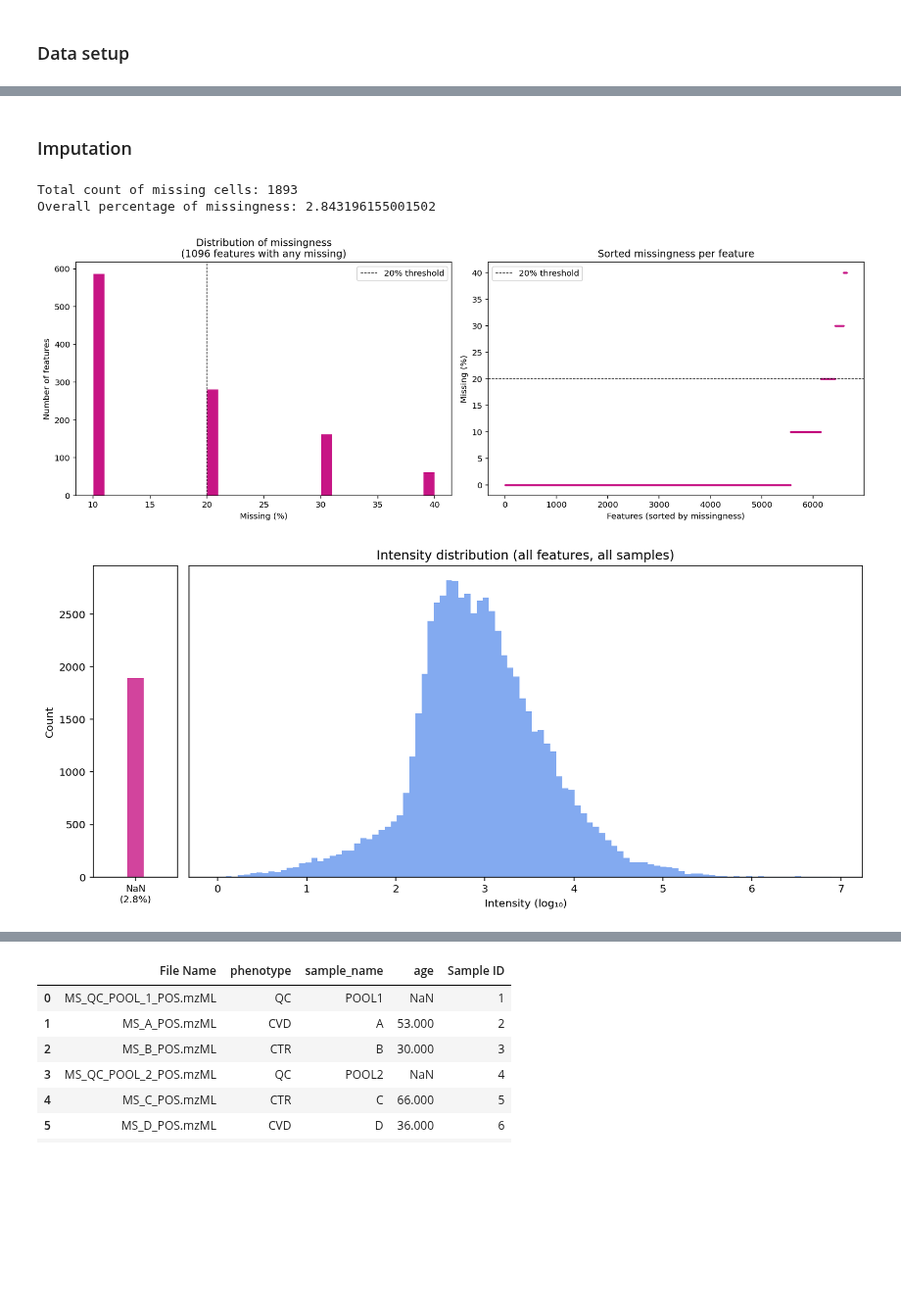
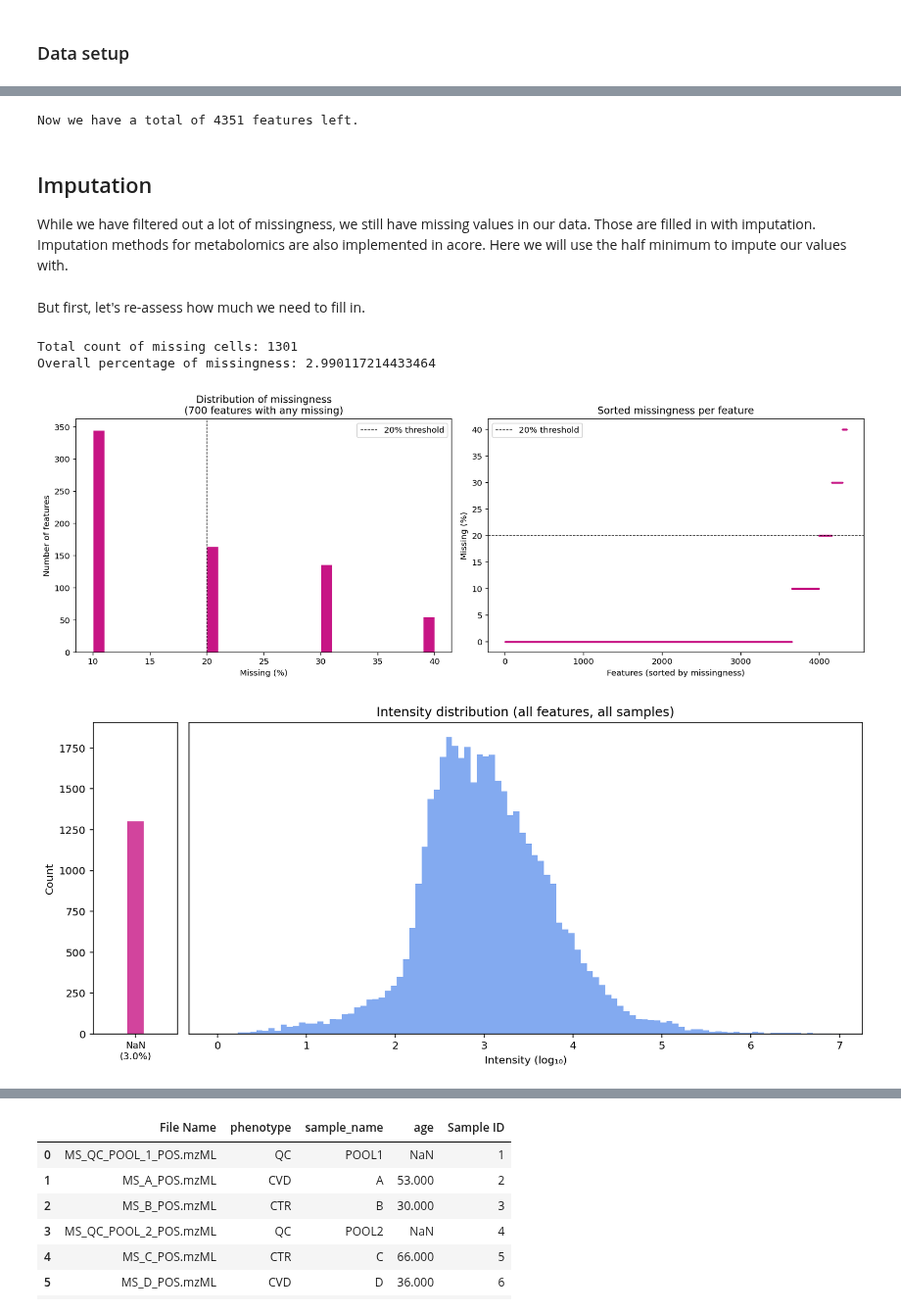
Before and after one commit to biosustain/dsp_course_metabolomics_intro, a Jupyter notebook: material/data_analysis.ipynb, the cells around one changed output, grey strips where cells are left out. Shown at 98% size. Cells and saved outputs as stored; diff of their text form; code cells hidden in the pictures; blank space fills up the shorter version.

```diff
--- a/material/data_analysis.ipynb
+++ b/material/data_analysis.ipynb
@@ -39,0 +450,3 @@ Transpose data, remove metadata, make colnames nicer, reset imputation (everythi
+# %%
+metaboigniter_data = pd.read_csv("/Users/fcasc/Documents/Courses/DSP_MetabolomicsCourse/dataset_metaboigniter_output/MTBLS8735_preprocessed.csv", index_col=0)
+metaboigniter_data
@@ -40,5 +480,5 @@ Transpose data, remove metadata, make colnames nicer, reset imputation (everythi
 # %%
 data = metaboigniter_data.T
-#data = data.drop(['id', 'charge', 'RT', 'mz', 'quality', 'adduct', 'feature_ids'])
-#data.columns = [f"F{i}" for i in range(len(data.columns))]
-#data[data < 1] = float('nan')
+data = data.drop(['mzmed', 'mzmin', 'mzmax', 'rtmed', 'rtmin', 'rtmax', 'npeaks', 'CTR',
+       'CVD', 'QC', 'ms_level'])
+data
@@ -129,0 +681,7 @@ Blanks-based filtering: not possible (no blanks)
+# %%
+data_filtered_3 = filter_dratio(
+    data=data,
+    samples=samples,
+    qcs=qcs,
+    threshold=0.4
+)
@@ -130,5 +702,11 @@ Blanks-based filtering: not possible (no blanks)
+# %%
+print(f"Now we have a total of {data_filtered_3.shape[1]} features left.")
+# %% [output]
+Now we have a total of 4351 features left.
 # %% [markdown]
-### Imputation
+## Imputation
+
+While we have filtered out a lot of missingness, we still have missing values in our data. Those are filled in with imputation. Imputation methods for metabolomics are also implemented in acore. Here we will use the half minimum to impute our values with.
 # %%
 from acore.imputation_analysis import (
     imputation_half_minimum,
@@ -231,17 +715,18 @@ def plot_intensity_distribution(data):
+# %% [markdown]
+But first, let's re-assess how much we need to fill in.
 # %%
-# Total missing count and percentage
 print(
-    f"Total count of missing cells: {data_filtered_2.isnull().sum().sum()}"
-)  # total missing cells
+    f"Total count of missing cells: {data_filtered_3.isnull().sum().sum()}"
+)
 print(
-    f"Overall percentage of missingness: {data_filtered_2.isnull().mean().mean() * 100}\n"
-)  # overall % missing
+    f"Overall percentage of missingness: {data_filtered_3.isnull().mean().mean() * 100}\n"
+)
 
-plot_feature_missingness(data_filtered_2)
-plot_intensity_distribution(data_filtered_2)
+plot_feature_missingness(data_filtered_3)
+plot_intensity_distribution(data_filtered_3)
 # %% [output]
-Total count of missing cells: 1893
-Overall percentage of missingness: 2.843196155001502
+Total count of missing cells: 1301
+Overall percentage of missingness: 2.990117214433464
-[figure, old version]
+[figure, new version]
-[figure, old version]
+[figure, new version]
 # %% [markdown]
```
Also changed, not shown: parts of 110 cells of this notebook.
